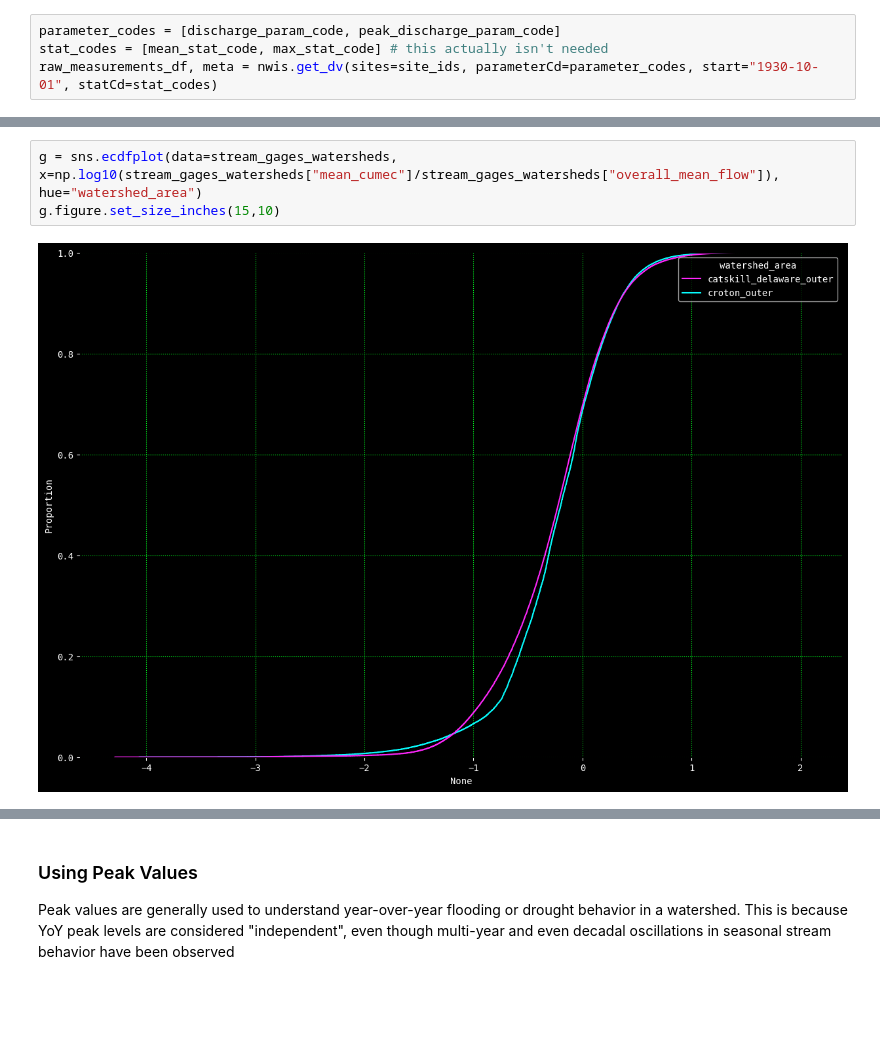
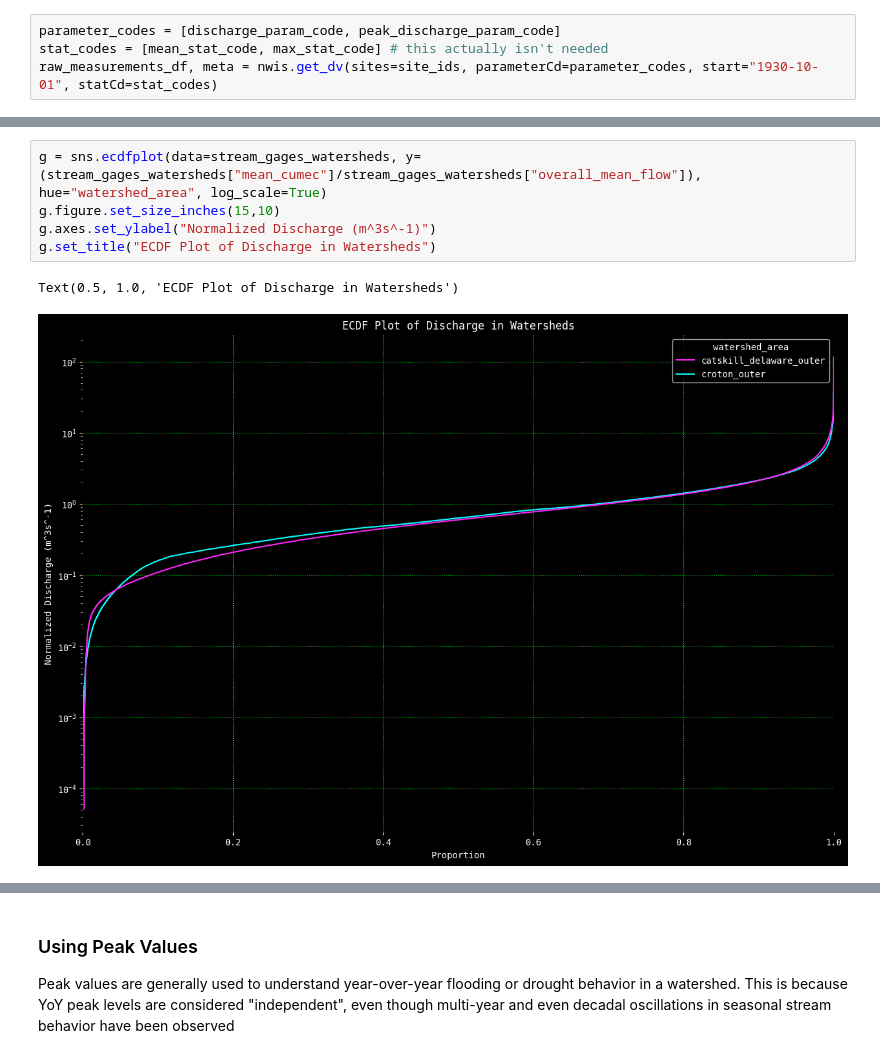
Before and after one commit to kroy/nyc_water_supply_analysis, a Jupyter notebook: code/streamflow_story.ipynb, the cells around one changed output, grey strips where cells are left out. Drawn from its saved outputs; the diff is of its cells as text; blank space fills up the shorter version.

Commit message:
update some figures

```diff
--- a/code/streamflow_story.ipynb
+++ b/code/streamflow_story.ipynb
@@ -246,8 +246,11 @@ stream_gages_watersheds
 # %%
-g = sns.ecdfplot(data=stream_gages_watersheds, x=np.log10(stream_gages_watersheds["mean_cumec"]/stream_gages_watersheds["overall_mean_flow"]), hue="watershed_area")
+g = sns.ecdfplot(data=stream_gages_watersheds, y=(stream_gages_watersheds["mean_cumec"]/stream_gages_watersheds["overall_mean_flow"]), hue="watershed_area", log_scale=True)
 g.figure.set_size_inches(15,10)
+g.axes.set_ylabel("Normalized Discharge (m^3s^-1)")
+g.set_title("ECDF Plot of Discharge in Watersheds")
 # %% [output]
+Text(0.5, 1.0, 'ECDF Plot of Discharge in Watersheds')
-[figure, old version]
+[figure, new version]
 # %%
 g = sns.relplot(data=stream_gages_watersheds[stream_gages_watersheds["year"].isin([1959,1960,1961,2022,2023,2024])], x="day_of_year", y="mean_cumec", col="year", hue="watershed_area", kind="line", col_wrap=3, legend=False, zorder=5, linewidth=2)
 for year, ax in g.axes_dict.items():
```
Also changed, not shown: parts of 12 cells of this notebook, 6 other files.
